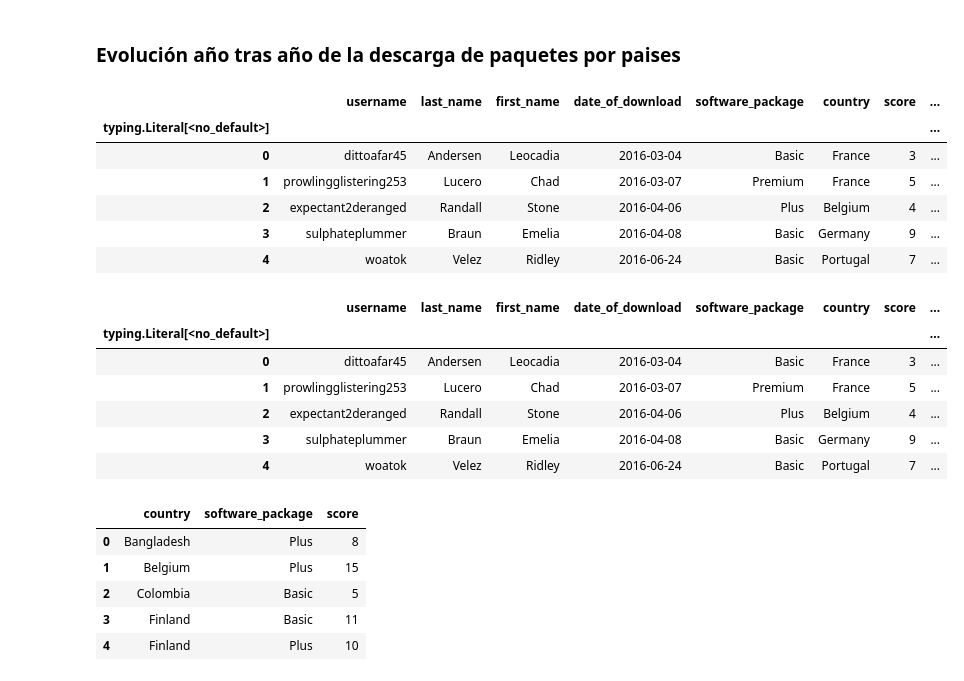
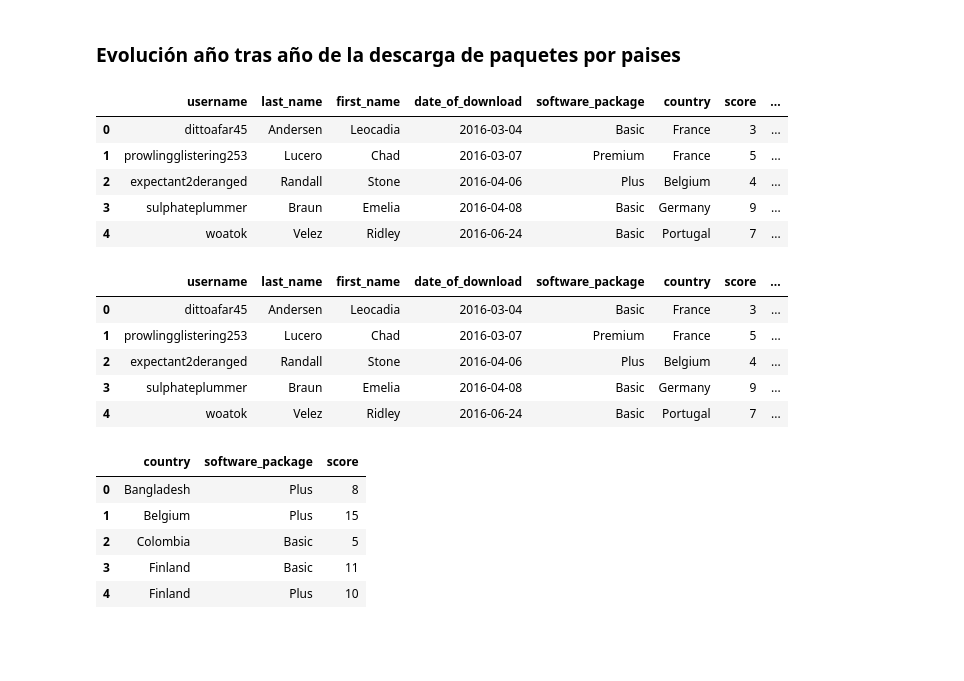
Before and after one commit to joakomedina/ejercicios_python, a Jupyter notebook: formateo_manipulación.ipynb, the cells around one changed output. Cells and saved outputs as stored; diff of their text form; code cells hidden in the pictures; blank space fills up the shorter version.

```diff
--- a/formateo_manipulación.ipynb
+++ b/formateo_manipulación.ipynb
@@ -5,9 +5,9 @@ import numpy as np
 import matplotlib
 import matplotlib.pyplot as plt
 # %%
-df_customer=pd.read_csv("C:\\Users\\Joako\\Desktop\\AnalisisDatosEjercicios\\datos\\Customer_service_survey_responses.csv")
+df_customer=pd.read_csv("C:\\Users\\Joako\\Desktop\\AnalisisDatosEjercicios\\datos\\Datos\\Customer_service_survey_responses.csv")
 # %%
-df_country=pd.read_csv("C:\\Users\\Joako\\Desktop\\AnalisisDatosEjercicios\\datos\\Country_of_response.csv")
+df_country=pd.read_csv("C:\\Users\\Joako\\Desktop\\AnalisisDatosEjercicios\\datos\\Datos\\Country_of_response.csv")
 # %%
 # Ver df cabecera 5 primeras observaciones
 df_customer.head()
@@ -331,11 +324,10 @@ plt.show()
 # %% [markdown]
 ### Evolución año tras año de la descarga de paquetes por paises
 # %%
-country_year = merge_df.drop(columns='year')
+country_year = merge_df
 country_year.head()
 # %% [output]
 |  | username | last_name | first_name | date_of_download | software_package | country | score | ... |
-| typing.Literal[<no_default>] |  |  |  |  |  |  |  | ... |
 | 0 | dittoafar45 | Andersen | Leocadia | 2016-03-04 | Basic | France | 3 | ... |
 | 1 | prowlingglistering253 | Lucero | Chad | 2016-03-07 | Premium | France | 5 | ... |
 | 2 | expectant2deranged | Randall | Stone | 2016-04-06 | Plus | Belgium | 4 | ... |
@@ -347,7 +339,6 @@ country_2016_down = country_year.query('year_of_download == 2016')
 country_2016_down.head()
 # %% [output]
 |  | username | last_name | first_name | date_of_download | software_package | country | score | ... |
-| typing.Literal[<no_default>] |  |  |  |  |  |  |  | ... |
 | 0 | dittoafar45 | Andersen | Leocadia | 2016-03-04 | Basic | France | 3 | ... |
 | 1 | prowlingglistering253 | Lucero | Chad | 2016-03-07 | Premium | France | 5 | ... |
 | 2 | expectant2deranged | Randall | Stone | 2016-04-06 | Plus | Belgium | 4 | ... |
```
Also changed, not shown: parts of 8 cells of this notebook.
